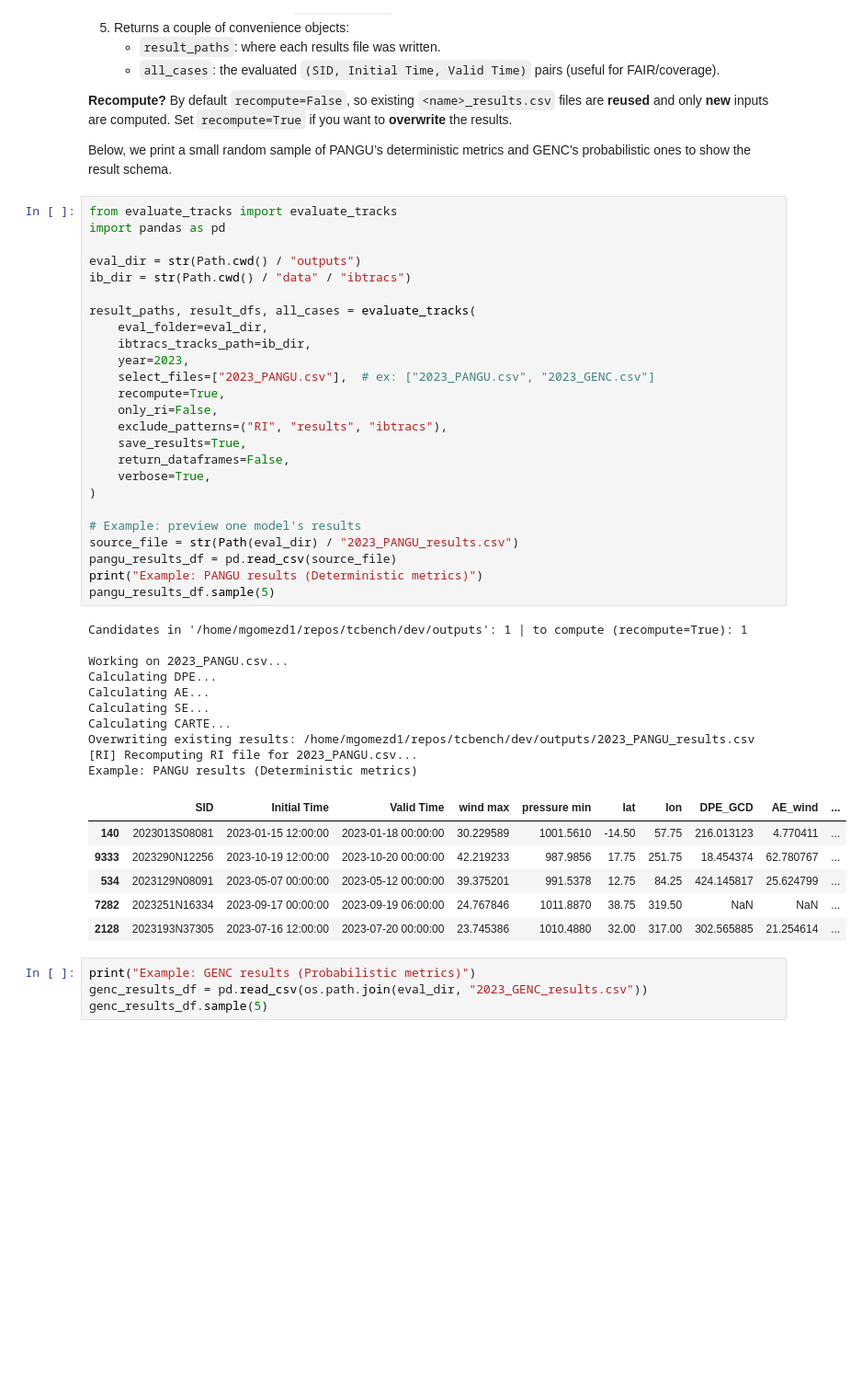
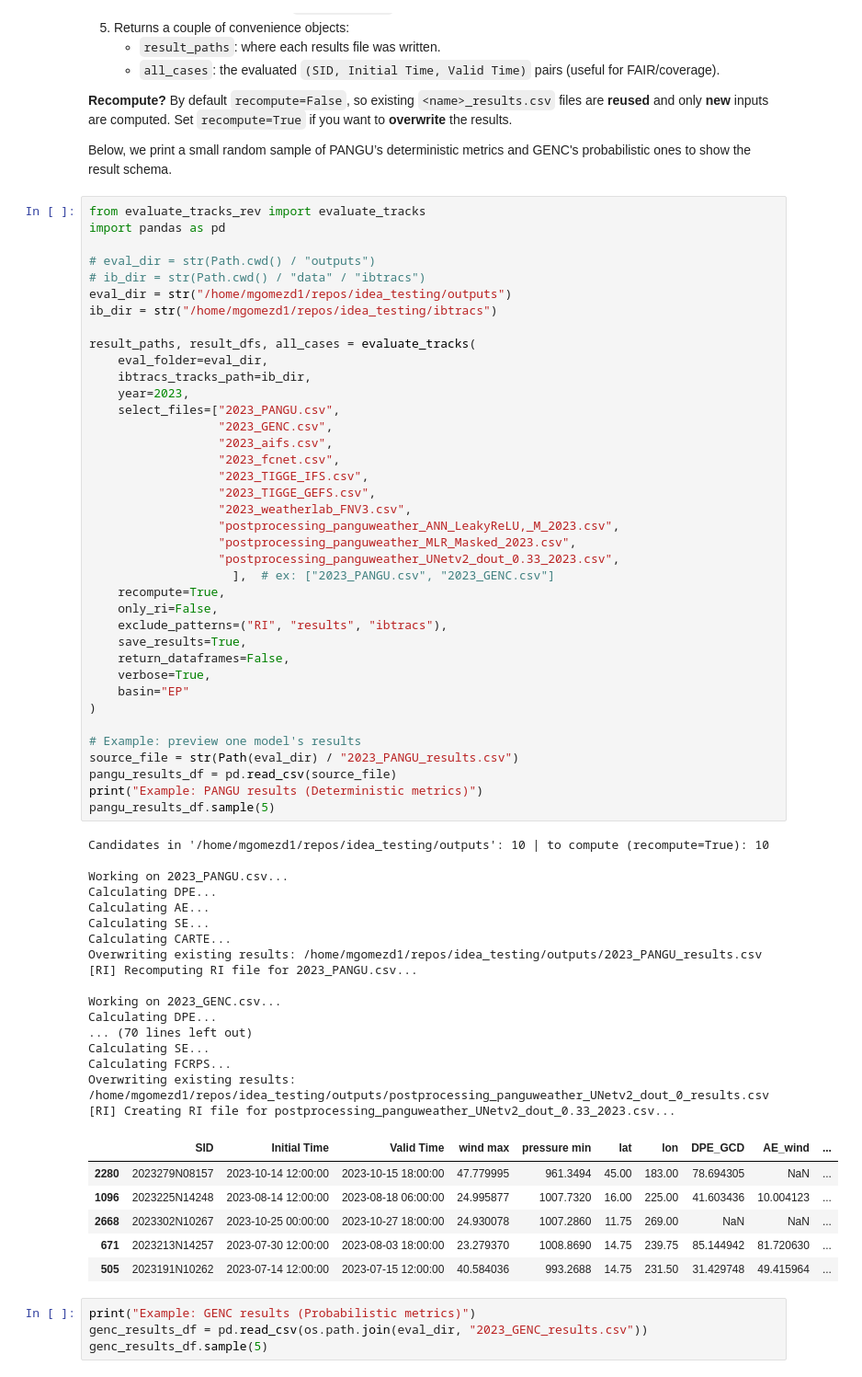
Before and after one commit to tcbench/TCBench, a Jupyter notebook: dev/Getting_Started.ipynb, the cells around one changed output. Shown at 92% size. Saved outputs shown, nothing was run; the diff lists cells and outputs as text; blank space fills up the shorter version.

```diff
--- a/dev/Getting_Started.ipynb
+++ b/dev/Getting_Started.ipynb
@@ -162,47 +149,67 @@ only **new** inputs are computed. Set `recompute=True` if you want to **overwrit
 
 Below, we print a small random sample of PANGU’s deterministic metrics and GENC's probabilistic ones to show the result schema.
 # %%
-from evaluate_tracks import evaluate_tracks
+from evaluate_tracks_rev import evaluate_tracks
 import pandas as pd
 
-eval_dir = str(Path.cwd() / "outputs")
-ib_dir = str(Path.cwd() / "data" / "ibtracs")
+# eval_dir = str(Path.cwd() / "outputs")
+# ib_dir = str(Path.cwd() / "data" / "ibtracs")
+eval_dir = str("/home/mgomezd1/repos/idea_testing/outputs")
+ib_dir = str("/home/mgomezd1/repos/idea_testing/ibtracs")
 
 result_paths, result_dfs, all_cases = evaluate_tracks(
     eval_folder=eval_dir,
     ibtracs_tracks_path=ib_dir,
     year=2023,
-    select_files=["2023_PANGU.csv"],  # ex: ["2023_PANGU.csv", "2023_GENC.csv"]
+    select_files=["2023_PANGU.csv",
+                  "2023_GENC.csv",
+                  "2023_aifs.csv",
+                  "2023_fcnet.csv",
+                  "2023_TIGGE_IFS.csv",
+                  "2023_TIGGE_GEFS.csv",
+                  "2023_weatherlab_FNV3.csv",
+                  "postprocessing_panguweather_ANN_LeakyReLU,_M_2023.csv",
+                  "postprocessing_panguweather_MLR_Masked_2023.csv",
+                  "postprocessing_panguweather_UNetv2_dout_0.33_2023.csv",
+                    ],  # ex: ["2023_PANGU.csv", "2023_GENC.csv"]
     recompute=True,
     only_ri=False,
     exclude_patterns=("RI", "results", "ibtracs"),
     save_results=True,
     return_dataframes=False,
     verbose=True,
+    basin="EP"
 )
 
 # Example: preview one model's results
 source_file = str(Path(eval_dir) / "2023_PANGU_results.csv")
 pangu_results_df = pd.read_csv(source_file)
 print("Example: PANGU results (Deterministic metrics)")
 pangu_results_df.sample(5)
 # %% [output]
-Candidates in '/home/mgomezd1/repos/tcbench/dev/outputs': 1 | to compute (recompute=True): 1
+Candidates in '/home/mgomezd1/repos/idea_testing/outputs': 10 | to compute (recompute=True): 10
 
 Working on 2023_PANGU.csv...
 Calculating DPE...
 Calculating AE...
 Calculating SE...
 Calculating CARTE...
-Overwriting existing results: /home/mgomezd1/repos/tcbench/dev/outputs/2023_PANGU_results.csv
+Overwriting existing results: /home/mgomezd1/repos/idea_testing/outputs/2023_PANGU_results.csv
 [RI] Recomputing RI file for 2023_PANGU.csv...
-Example: PANGU results (Deterministic metrics)
+
+Working on 2023_GENC.csv...
+Calculating DPE...
+... (70 lines left out)
+Calculating SE...
+Calculating FCRPS...
+Overwriting existing results: /home/mgomezd1/repos/idea_testing/outputs/postprocessing_panguweather_UNetv2_dout_0_results.csv
+[RI] Creating RI file for postprocessing_panguweather_UNetv2_dout_0.33_2023.csv...
 |  | SID | Initial Time | Valid Time | wind max | pressure min | lat | lon | DPE_GCD | AE_wind | ... |
-| 140 | 2023013S08081 | 2023-01-15 12:00:00 | 2023-01-18 00:00:00 | 30.229589 | 1001.5610 | -14.50 | 57.75 | 216.013123 | 4.770411 | ... |
-| 9333 | 2023290N12256 | 2023-10-19 12:00:00 | 2023-10-20 00:00:00 | 42.219233 | 987.9856 | 17.75 | 251.75 | 18.454374 | 62.780767 | ... |
-| 534 | 2023129N08091 | 2023-05-07 00:00:00 | 2023-05-12 00:00:00 | 39.375201 | 991.5378 | 12.75 | 84.25 | 424.145817 | 25.624799 | ... |
-| 7282 | 2023251N16334 | 2023-09-17 00:00:00 | 2023-09-19 06:00:00 | 24.767846 | 1011.8870 | 38.75 | 319.50 | NaN | NaN | ... |
-| 2128 | 2023193N37305 | 2023-07-16 12:00:00 | 2023-07-20 00:00:00 | 23.745386 | 1010.4880 | 32.00 | 317.00 | 302.565885 | 21.254614 | ... |
+| 2280 | 2023279N08157 | 2023-10-14 12:00:00 | 2023-10-15 18:00:00 | 47.779995 | 961.3494 | 45.00 | 183.00 | 78.694305 | NaN | ... |
+| 1096 | 2023225N14248 | 2023-08-14 12:00:00 | 2023-08-18 06:00:00 | 24.995877 | 1007.7320 | 16.00 | 225.00 | 41.603436 | 10.004123 | ... |
+| 2668 | 2023302N10267 | 2023-10-25 00:00:00 | 2023-10-27 18:00:00 | 24.930078 | 1007.2860 | 11.75 | 269.00 | NaN | NaN | ... |
+| 671 | 2023213N14257 | 2023-07-30 12:00:00 | 2023-08-03 18:00:00 | 23.279370 | 1008.8690 | 14.75 | 239.75 | 85.144942 | 81.720630 | ... |
+| 505 | 2023191N10262 | 2023-07-14 12:00:00 | 2023-07-15 12:00:00 | 40.584036 | 993.2688 | 14.75 | 231.50 | 31.429748 | 49.415964 | ... |
 # %%
 print("Example: GENC results (Probabilistic metrics)")
 genc_results_df = pd.read_csv(os.path.join(eval_dir, "2023_GENC_results.csv"))
```
Also changed, not shown: parts of 3 cells of this notebook, 8 other files.
